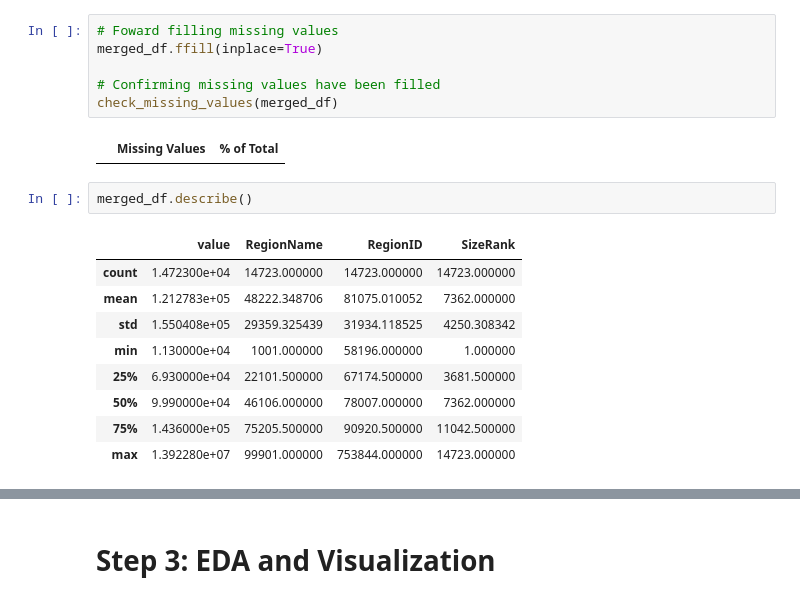
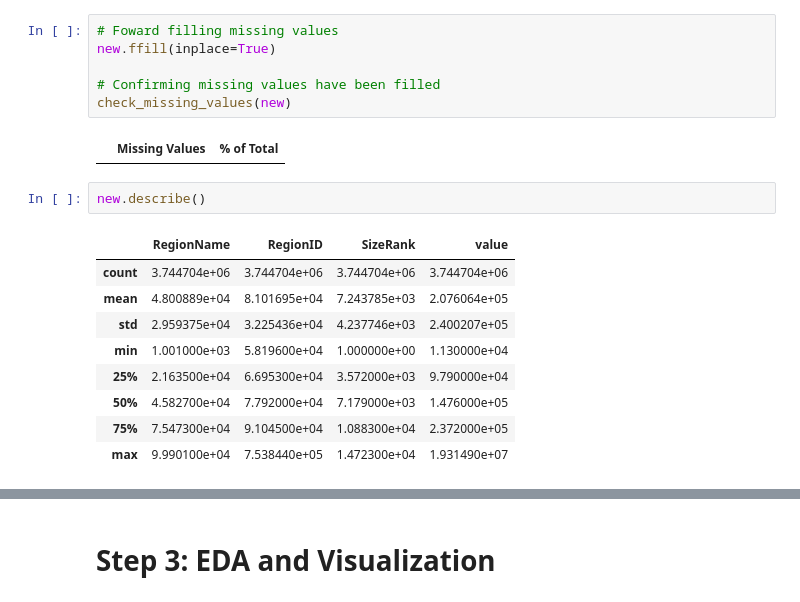
Before and after one commit to Lawez/phase-4-group-project, a Jupyter notebook: starter_notebook.ipynb, the cells around one changed output, grey strips where cells are left out. Drawn from its saved outputs; the diff is of its cells as text.

```diff
--- a/starter_notebook.ipynb
+++ b/starter_notebook.ipynb
@@ -267,21 +269,21 @@ display(check_missing_values(new))
 Given the percentage of the missing values is small, at about `7%` of the Metro column. It would be best to fill the mull values with the preceeding or following entries and thus foward filling would work in this situation as shown below.
 # %%
 # Foward filling missing values
-merged_df.ffill(inplace=True)
+new.ffill(inplace=True)
 
 # Confirming missing values have been filled
-check_missing_values(merged_df)
+check_missing_values(new)
 # %% [output]
 |  | Missing Values | % of Total |
 # %%
-merged_df.describe()
+new.describe()
 # %% [output]
-|  | value | RegionName | RegionID | SizeRank |
-| count | 1.472300e+04 | 14723.000000 | 14723.000000 | 14723.000000 |
-| mean | 1.212783e+05 | 48222.348706 | 81075.010052 | 7362.000000 |
-| std | 1.550408e+05 | 29359.325439 | 31934.118525 | 4250.308342 |
-| min | 1.130000e+04 | 1001.000000 | 58196.000000 | 1.000000 |
-| 25% | 6.930000e+04 | 22101.500000 | 67174.500000 | 3681.500000 |
-| 50% | 9.990000e+04 | 46106.000000 | 78007.000000 | 7362.000000 |
-| 75% | 1.436000e+05 | 75205.500000 | 90920.500000 | 11042.500000 |
-| max | 1.392280e+07 | 99901.000000 | 753844.000000 | 14723.000000 |
+|  | RegionName | RegionID | SizeRank | value |
+| count | 3.744704e+06 | 3.744704e+06 | 3.744704e+06 | 3.744704e+06 |
+| mean | 4.800889e+04 | 8.101695e+04 | 7.243785e+03 | 2.076064e+05 |
+| std | 2.959375e+04 | 3.225436e+04 | 4.237746e+03 | 2.400207e+05 |
+| min | 1.001000e+03 | 5.819600e+04 | 1.000000e+00 | 1.130000e+04 |
+| 25% | 2.163500e+04 | 6.695300e+04 | 3.572000e+03 | 9.790000e+04 |
+| 50% | 4.582700e+04 | 7.792000e+04 | 7.179000e+03 | 1.476000e+05 |
+| 75% | 7.547300e+04 | 9.104500e+04 | 1.088300e+04 | 2.372000e+05 |
+| max | 9.990100e+04 | 7.538440e+05 | 1.472300e+04 | 1.931490e+07 |
```
Also changed, not shown: parts of 3 cells of this notebook.
